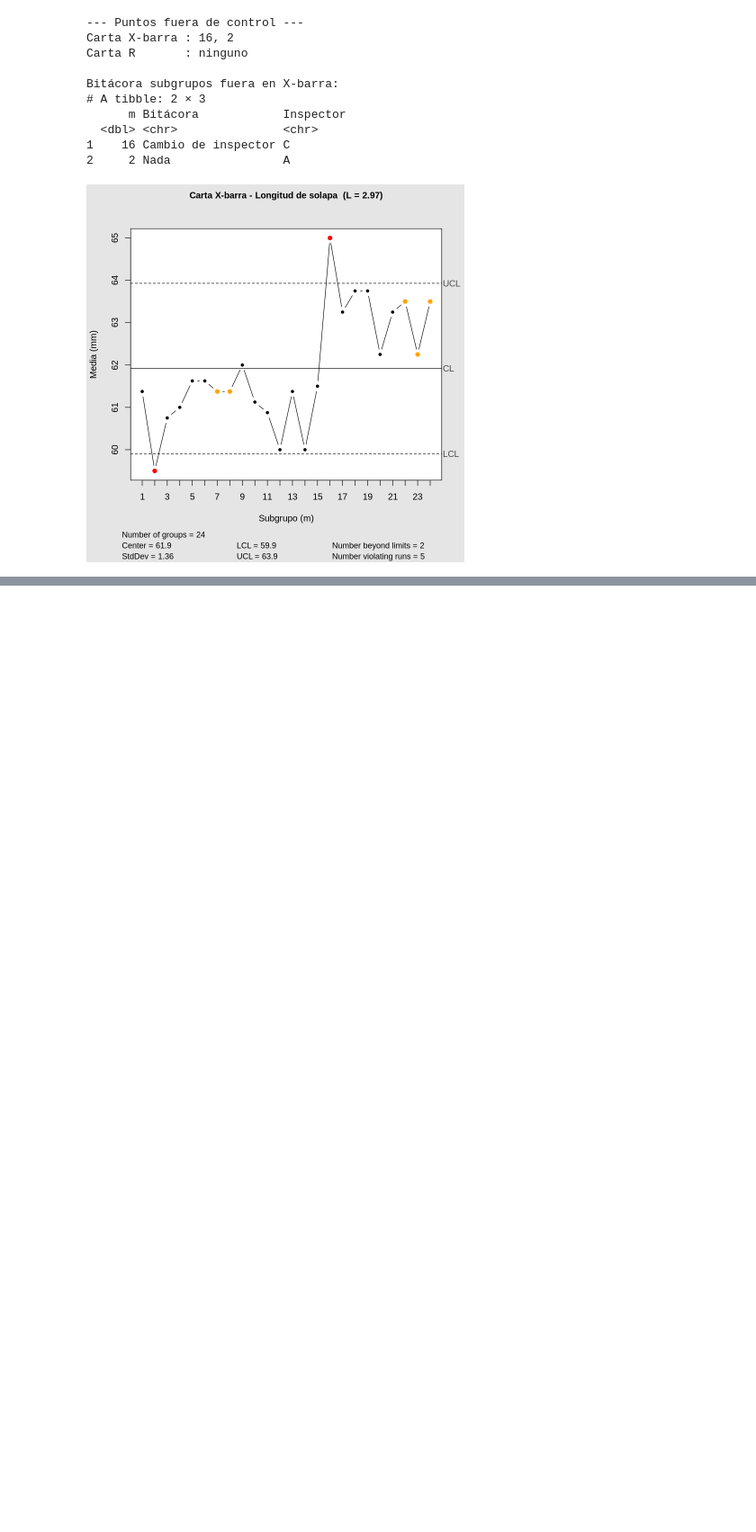
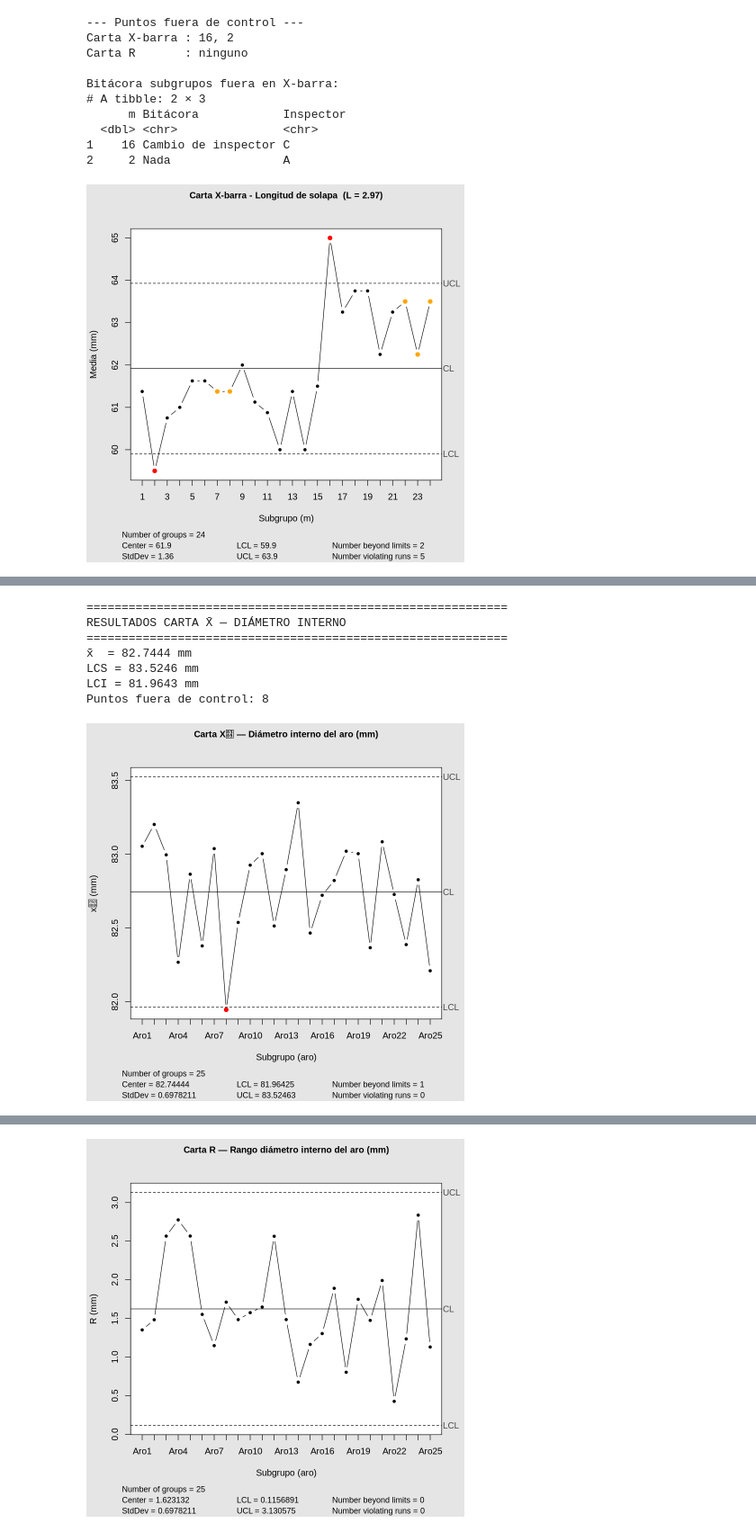
Before and after one commit to juanflo-svg/origami_quality_control, a Jupyter notebook: Copia_de_datos_RadioInterno_simulados.ipynb, the cells around one changed output, grey strips where cells are left out. Shown at 90% size. Cells and saved outputs as stored; diff of their text form; code cells hidden in the pictures; blank space fills up the shorter version.

```diff
--- a/Copia_de_datos_RadioInterno_simulados.ipynb
+++ b/Copia_de_datos_RadioInterno_simulados.ipynb
@@ -431,0 +409,74 @@ A matrix: 25 × 5 of type dbl
+# %%
+# ============================================================
+# CARTAS DE CONTROL X̄ y R con qcc
+# ============================================================
+
+carta_xbar_diam <- qcc(
+  data      = datos_diam,
+  type      = "xbar",
+  nsigmas   = L,
+  title     = "Carta X\u0305 \u2014 Di\u00e1metro interno del aro (mm)",
+  xlab      = "Subgrupo (aro)",
+  ylab      = "x\u0305 (mm)",
+  add.stats = TRUE
+)
+
+cat("\n============================================================\n")
+cat("RESULTADOS CARTA X̄ — DIÁMETRO INTERNO\n")
+cat("============================================================\n")
+cat(sprintf("x̄̄  = %.4f mm\n", carta_xbar_diam$center))
+cat(sprintf("LCS = %.4f mm\n", carta_xbar_diam$limits[2]))
+cat(sprintf("LCI = %.4f mm\n", carta_xbar_diam$limits[1]))
+puntos_xbar_diam <- carta_xbar_diam$violations$beyond.limits
+cat(sprintf("Puntos fuera de control: %s\n",
+            ifelse(length(puntos_xbar_diam) == 0, "ninguno",
+                   paste(puntos_xbar_diam, collapse = ", "))))
+
+carta_R_diam <- qcc(
+  data      = datos_diam,
+  type      = "R",
+  nsigmas   = L,
+  title     = "Carta R \u2014 Rango di\u00e1metro interno del aro (mm)",
+  xlab      = "Subgrupo (aro)",
+  ylab      = "R (mm)",
+  add.stats = TRUE
+)
+
+cat("\n============================================================\n")
+cat("RESULTADOS CARTA R — DIÁMETRO INTERNO\n")
+cat("============================================================\n")
+cat(sprintf("R̄   = %.4f mm\n", carta_R_diam$center))
+cat(sprintf("LCS = %.4f mm\n", carta_R_diam$limits[2]))
+cat(sprintf("LCI = %.4f mm\n", carta_R_diam$limits[1]))
+puntos_R_diam <- carta_R_diam$violations$beyond.limits
+cat(sprintf("Puntos fuera de control: %s\n",
+            ifelse(length(puntos_R_diam) == 0, "ninguno",
+                   paste(puntos_R_diam, collapse = ", "))))
+
+# ============================================================
+# RESUMEN FINAL
+# ============================================================
+
+cat("\n============================================================\n")
+cat("RESUMEN DEL ESTUDIO — DIÁMETRO INTERNO\n")
+cat("============================================================\n")
+cat(sprintf("Total aros inspeccionados : %d\n", m * n))
+cat(sprintf("Subgrupos en control X̄   : %d / %d\n",
+            m - length(puntos_xbar_diam), m))
+cat(sprintf("Subgrupos en control R    : %d / %d\n",
+            m - length(puntos_R_diam), m))
+if (length(puntos_xbar_diam) > 0) {
+  cat(sprintf("\nCausa asignable detectada en subgrupo(s): %s\n",
+              paste(puntos_xbar_diam, collapse = ", ")))
+  cat(sprintf("Subgrupos desde cambio simulado        : %d\n",
+              min(puntos_xbar_diam) - subgrupo_cambio))
+}
+# %% [output]
+============================================================
+RESULTADOS CARTA X̄ — DIÁMETRO INTERNO
+============================================================
+x̄̄  = 82.7444 mm
+LCS = 83.5246 mm
+LCI = 81.9643 mm
+Puntos fuera de control: 8
+[figure, added]
@@ -431,0 +500 @@ A matrix: 25 × 5 of type dbl
+[figure, added]
```
Also changed, not shown: parts of 6 cells of this notebook.
